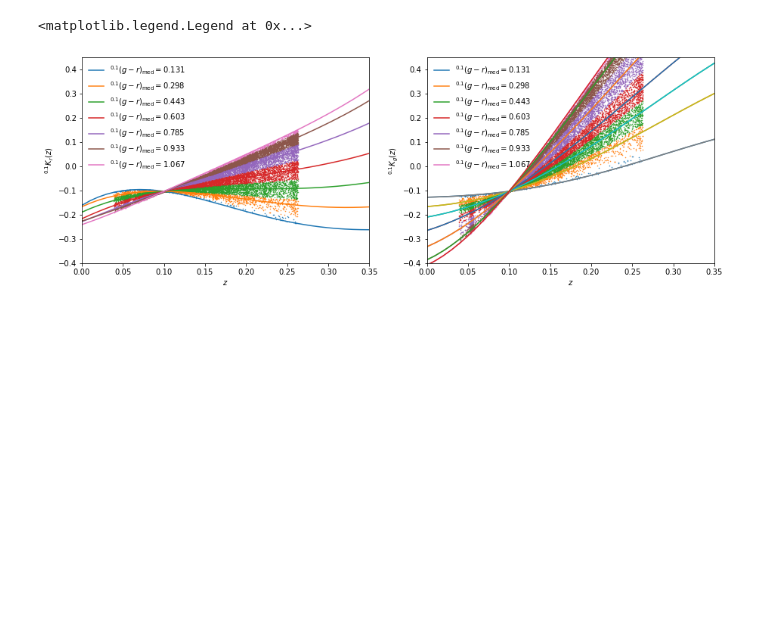
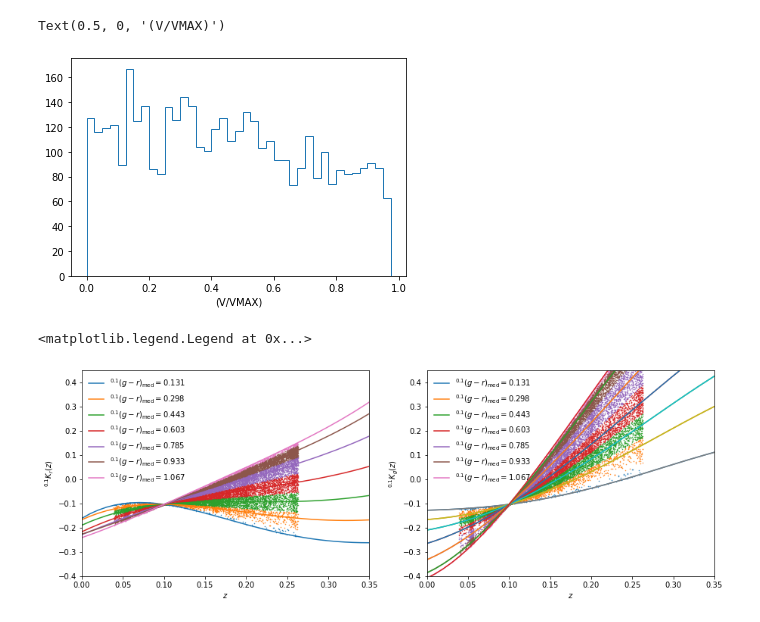
Before and after one commit to SgmAstro/DESI, a Jupyter notebook: kE_catQA.ipynb, the cells around one changed output. Cells and saved outputs as stored; diff of their text form; code cells hidden in the pictures; blank space fills up the shorter version.

```diff
--- a/kE_catQA.ipynb
+++ b/kE_catQA.ipynb
@@ -97,3 +146,10 @@ Text(0, 0.5, 'ZMAX')
+# %%
+_ = pl.hist(gama_vmax['VZ'] / gama_vmax['VMAX'], bins=np.arange(0.0, 1.0, 0.025), histtype='step')
+
+pl.xlabel('(V/VMAX)')
+# %% [output]
+Text(0.5, 0, '(V/VMAX)')
+[figure, added]
 # %%
 fig, axes = plt.subplots(1, 2, figsize=(15,5))
 
```
Also changed, not shown: parts of 6 cells of this notebook, 4 other files.
